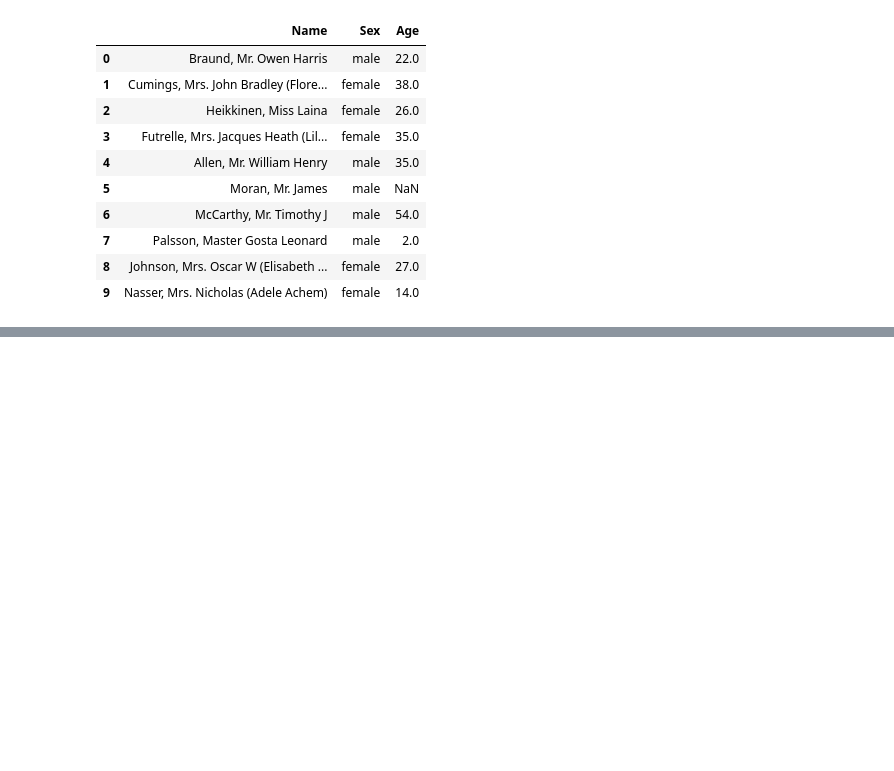
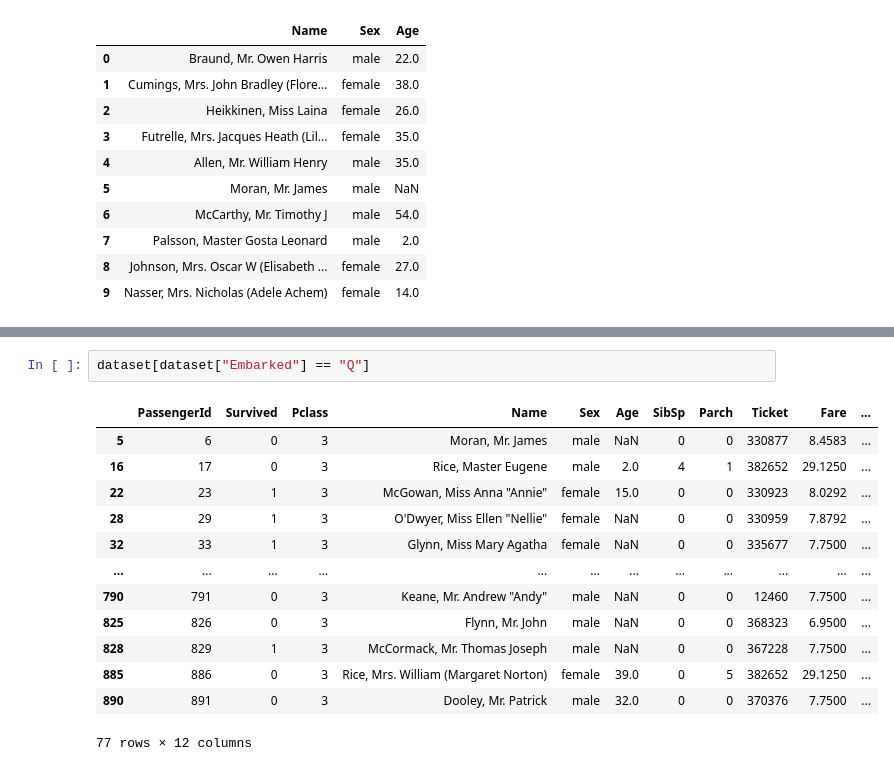
Before and after one commit to GustavMartinez/pandas_specialization, a Jupyter notebook: 01_data_manipulation/01_Transforming_DataFrames.ipynb, the cells around one changed output, grey strips where cells are left out. Drawn from its saved outputs; the diff is of its cells as text; blank space fills up the shorter version.

```diff
--- a/01_data_manipulation/01_Transforming_DataFrames.ipynb
+++ b/01_data_manipulation/01_Transforming_DataFrames.ipynb
@@ -160,0 +207,16 @@ dataset[["Name", "Sex", "Age"]].head(10)
+# %%
+dataset[dataset["Embarked"] == "Q"]
+# %% [output]
+|  | PassengerId | Survived | Pclass | Name | Sex | Age | SibSp | Parch | Ticket | Fare | ... |
+| 5 | 6 | 0 | 3 | Moran, Mr. James | male | NaN | 0 | 0 | 330877 | 8.4583 | ... |
+| 16 | 17 | 0 | 3 | Rice, Master Eugene | male | 2.0 | 4 | 1 | 382652 | 29.1250 | ... |
+| 22 | 23 | 1 | 3 | McGowan, Miss Anna "Annie" | female | 15.0 | 0 | 0 | 330923 | 8.0292 | ... |
+| 28 | 29 | 1 | 3 | O'Dwyer, Miss Ellen "Nellie" | female | NaN | 0 | 0 | 330959 | 7.8792 | ... |
+| 32 | 33 | 1 | 3 | Glynn, Miss Mary Agatha | female | NaN | 0 | 0 | 335677 | 7.7500 | ... |
+| ... | ... | ... | ... | ... | ... | ... | ... | ... | ... | ... | ... |
+| 790 | 791 | 0 | 3 | Keane, Mr. Andrew "Andy" | male | NaN | 0 | 0 | 12460 | 7.7500 | ... |
+| 825 | 826 | 0 | 3 | Flynn, Mr. John | male | NaN | 0 | 0 | 368323 | 6.9500 | ... |
+| 828 | 829 | 1 | 3 | McCormack, Mr. Thomas Joseph | male | NaN | 0 | 0 | 367228 | 7.7500 | ... |
+| 885 | 886 | 0 | 3 | Rice, Mrs. William (Margaret Norton) | female | 39.0 | 0 | 5 | 382652 | 29.1250 | ... |
+| 890 | 891 | 0 | 3 | Dooley, Mr. Patrick | male | 32.0 | 0 | 0 | 370376 | 7.7500 | ... |
+77 rows × 12 columns
```
Also changed, not shown: parts of 6 cells of this notebook.
